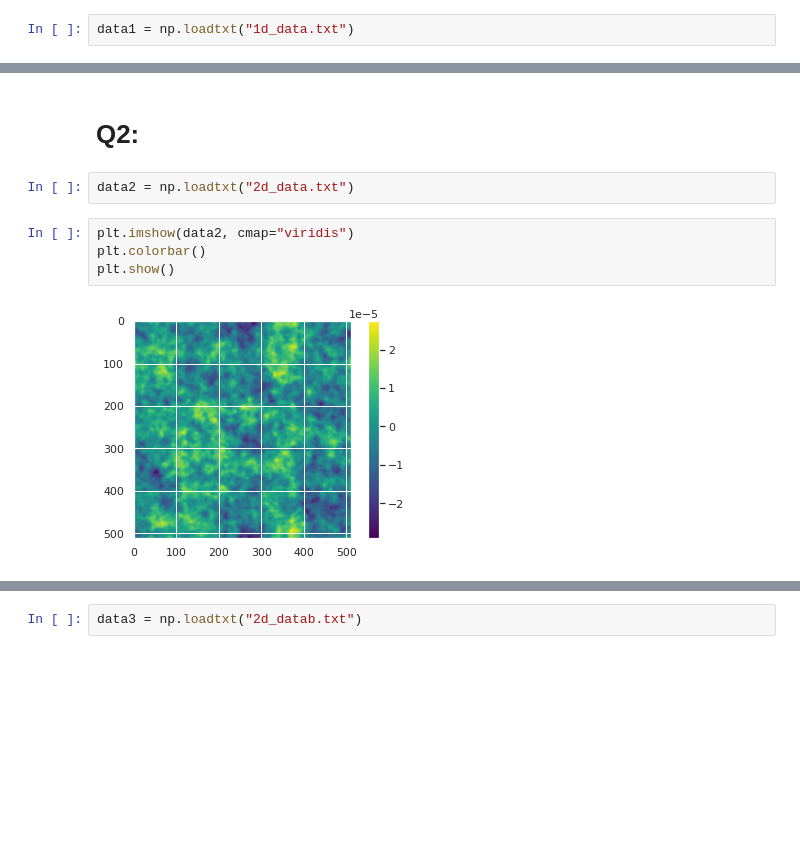
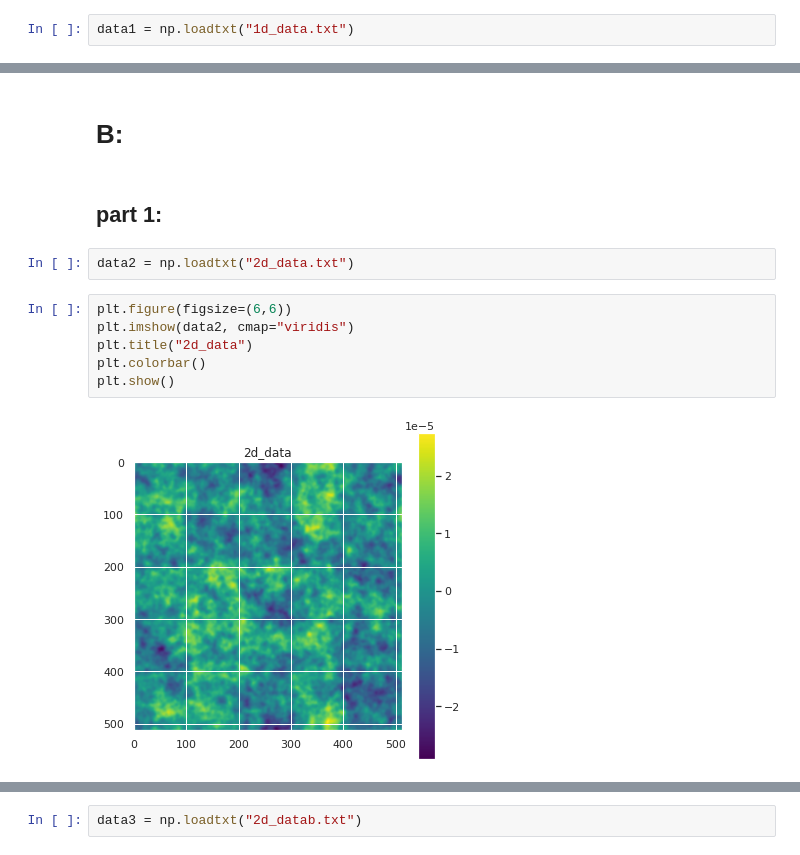
Before and after one commit to MohiMozaffari/Computational-Physics, a Jupyter notebook: HW6/HW6.ipynb, the cells around one changed output, grey strips where cells are left out. Drawn from its saved outputs; the diff is of its cells as text; blank space fills up the shorter version.

```diff
--- a/HW6/HW6.ipynb
+++ b/HW6/HW6.ipynb
@@ -75,10 +285,14 @@ plt.show()
 # %% [markdown]
-# Q2:
+# B:
+# %% [markdown]
+## part 1:
 # %%
 data2 = np.loadtxt("2d_data.txt")
 # %%
+plt.figure(figsize=(6,6))
 plt.imshow(data2, cmap="viridis")
+plt.title("2d_data")
 plt.colorbar()
 plt.show()
 # %% [output]
-[figure, old version]
+[figure, new version]
```
Also changed, not shown: parts of 31 cells of this notebook, 1 other file.
